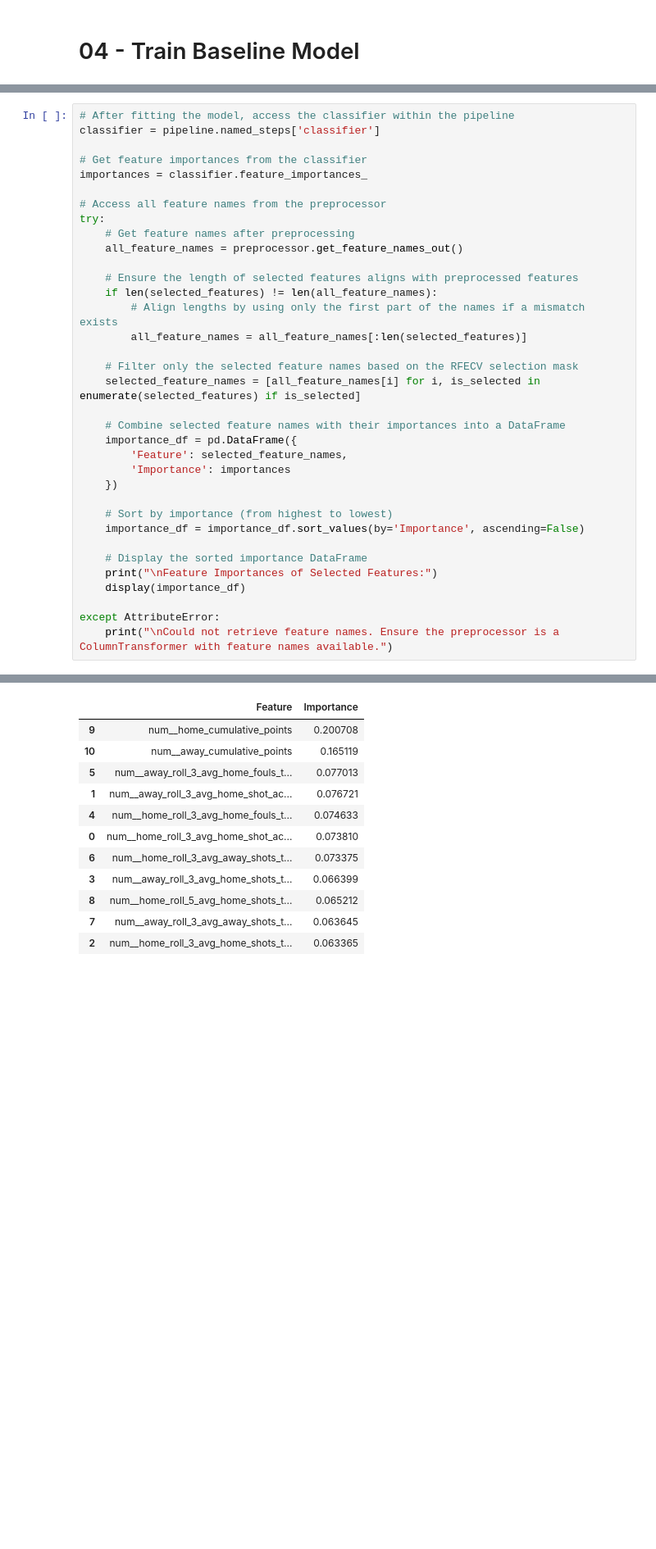
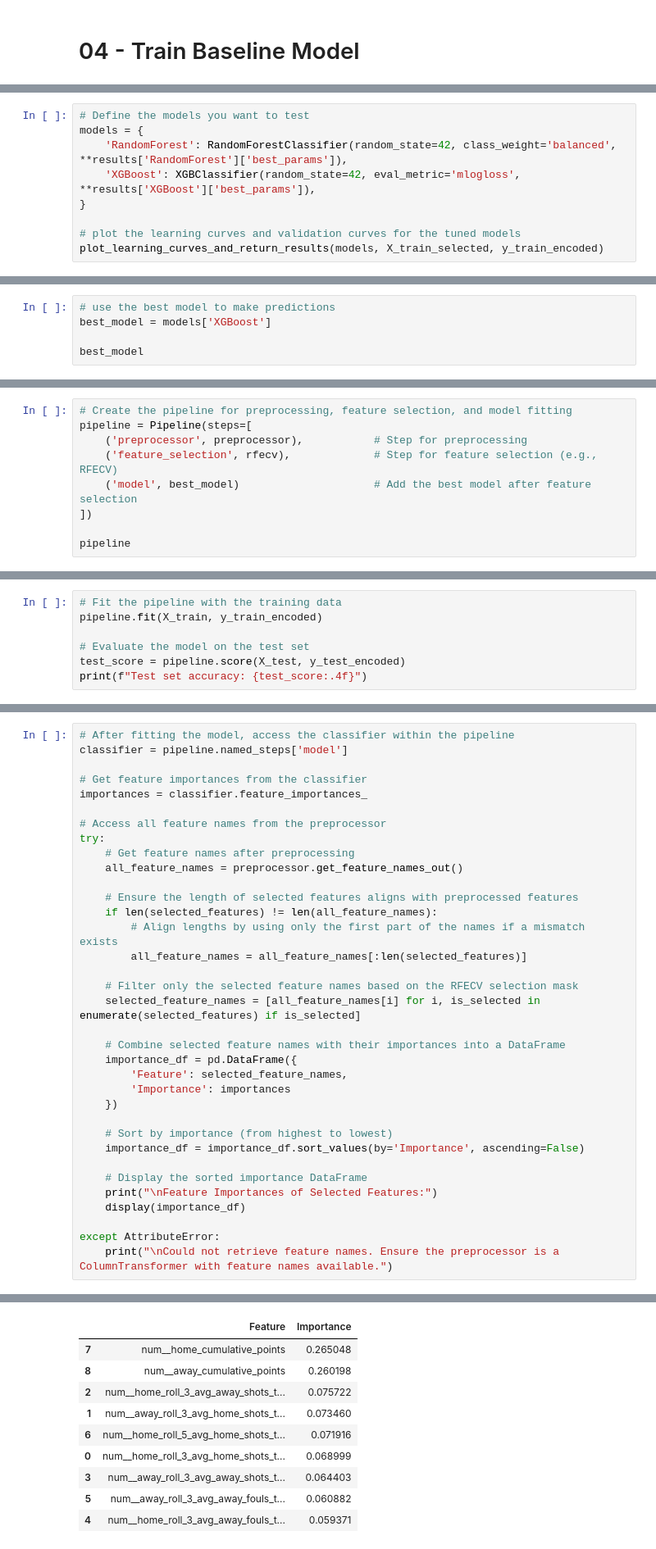
Before and after one commit to RuiFSP/Premier-League-Football, a Jupyter notebook: notebooks/04-train_model.ipynb, the cells around one changed output, grey strips where cells are left out. Shown at 82% size. Drawn from its saved outputs; the diff is of its cells as text; blank space fills up the shorter version.

Commit message:
backtesting and train model finished

```diff
--- a/notebooks/04-train_model.ipynb
+++ b/notebooks/04-train_model.ipynb
@@ -433,0 +527,9 @@ Pipeline(steps=[('preprocessor',
+# %%
+# Define the models you want to test
+models = {
+    'RandomForest': RandomForestClassifier(random_state=42, class_weight='balanced', **results['RandomForest']['best_params']),
+    'XGBoost': XGBClassifier(random_state=42, eval_metric='mlogloss', **results['XGBoost']['best_params']),
+}
+
+# plot the learning curves and validation curves for the tuned models
+plot_learning_curves_and_return_results(models, X_train_selected, y_train_encoded)
@@ -433,0 +560,5 @@ Pipeline(steps=[('preprocessor',
+# %%
+# use the best model to make predictions
+best_model = models['XGBoost']
+
+best_model
@@ -433,0 +582,9 @@ Pipeline(steps=[('preprocessor',
+# %%
+# Create the pipeline for preprocessing, feature selection, and model fitting
+pipeline = Pipeline(steps=[
+    ('preprocessor', preprocessor),           # Step for preprocessing
+    ('feature_selection', rfecv),             # Step for feature selection (e.g., RFECV)
+    ('model', best_model)                     # Add the best model after feature selection
+])
+
+pipeline
@@ -433,0 +612,7 @@ Pipeline(steps=[('preprocessor',
+# %%
+# Fit the pipeline with the training data
+pipeline.fit(X_train, y_train_encoded)
+
+# Evaluate the model on the test set
+test_score = pipeline.score(X_test, y_test_encoded)
+print(f"Test set accuracy: {test_score:.4f}")
@@ -434,6 +640,6 @@ Pipeline(steps=[('preprocessor',
 # %%
 # After fitting the model, access the classifier within the pipeline
-classifier = pipeline.named_steps['classifier']
+classifier = pipeline.named_steps['model']
 
 # Get feature importances from the classifier
 importances = classifier.feature_importances_
@@ -442,41 +648,39 @@ importances = classifier.feature_importances_
 try:
     # Get feature names after preprocessing
     all_feature_names = preprocessor.get_feature_names_out()
 
     # Ensure the length of selected features aligns with preprocessed features
     if len(selected_features) != len(all_feature_names):
         # Align lengths by using only the first part of the names if a mismatch exists
         all_feature_names = all_feature_names[:len(selected_features)]
 
     # Filter only the selected feature names based on the RFECV selection mask
     selected_feature_names = [all_feature_names[i] for i, is_selected in enumerate(selected_features) if is_selected]
 
     # Combine selected feature names with their importances into a DataFrame
     importance_df = pd.DataFrame({
         'Feature': selected_feature_names,
         'Importance': importances
     })
 
     # Sort by importance (from highest to lowest)
     importance_df = importance_df.sort_values(by='Importance', ascending=False)
 
     # Display the sorted importance DataFrame
     print("\nFeature Importances of Selected Features:")
     display(importance_df)
 
 except AttributeError:
     print("\nCould not retrieve feature names. Ensure the preprocessor is a ColumnTransformer with feature names available.")
 # %% [output]
 Feature Importances of Selected Features:
 |  | Feature | Importance |
-| 9 | num__home_cumulative_points | 0.200708 |
-| 10 | num__away_cumulative_points | 0.165119 |
-| 5 | num__away_roll_3_avg_home_fouls_t... | 0.077013 |
-| 1 | num__away_roll_3_avg_home_shot_ac... | 0.076721 |
-| 4 | num__home_roll_3_avg_home_fouls_t... | 0.074633 |
-| 0 | num__home_roll_3_avg_home_shot_ac... | 0.073810 |
-| 6 | num__home_roll_3_avg_away_shots_t... | 0.073375 |
-| 3 | num__away_roll_3_avg_home_shots_t... | 0.066399 |
-| 8 | num__home_roll_5_avg_home_shots_t... | 0.065212 |
-| 7 | num__away_roll_3_avg_away_shots_t... | 0.063645 |
-| 2 | num__home_roll_3_avg_home_shots_t... | 0.063365 |
+| 7 | num__home_cumulative_points | 0.265048 |
+| 8 | num__away_cumulative_points | 0.260198 |
+| 2 | num__home_roll_3_avg_away_shots_t... | 0.075722 |
+| 1 | num__away_roll_3_avg_home_shots_t... | 0.073460 |
+| 6 | num__home_roll_5_avg_home_shots_t... | 0.071916 |
+| 0 | num__home_roll_3_avg_home_shots_t... | 0.068999 |
+| 3 | num__away_roll_3_avg_away_shots_t... | 0.064403 |
+| 5 | num__away_roll_3_avg_away_fouls_t... | 0.060882 |
+| 4 | num__home_roll_3_avg_away_fouls_t... | 0.059371 |
```
Also changed, not shown: parts of 38 cells of this notebook, 7 other files.
